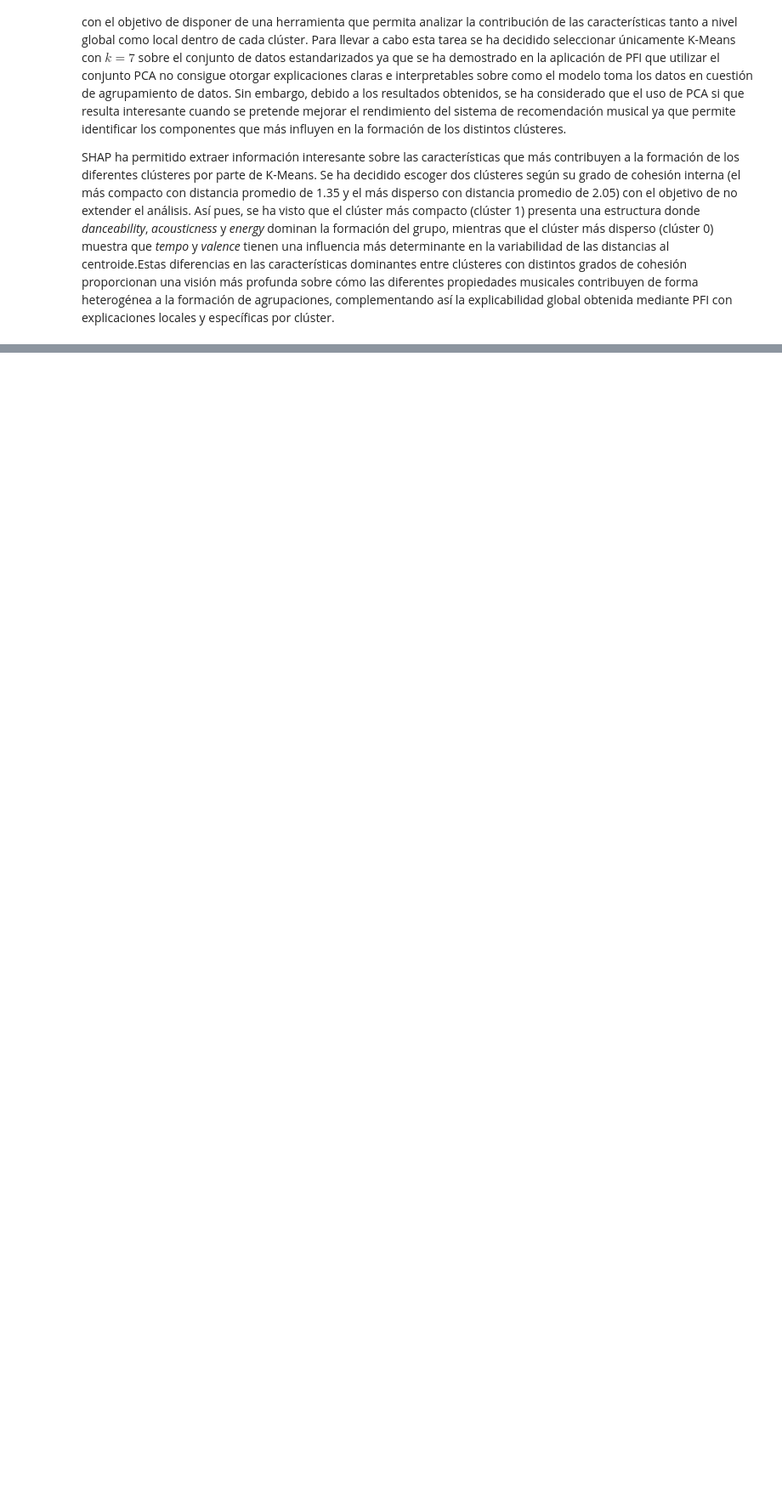
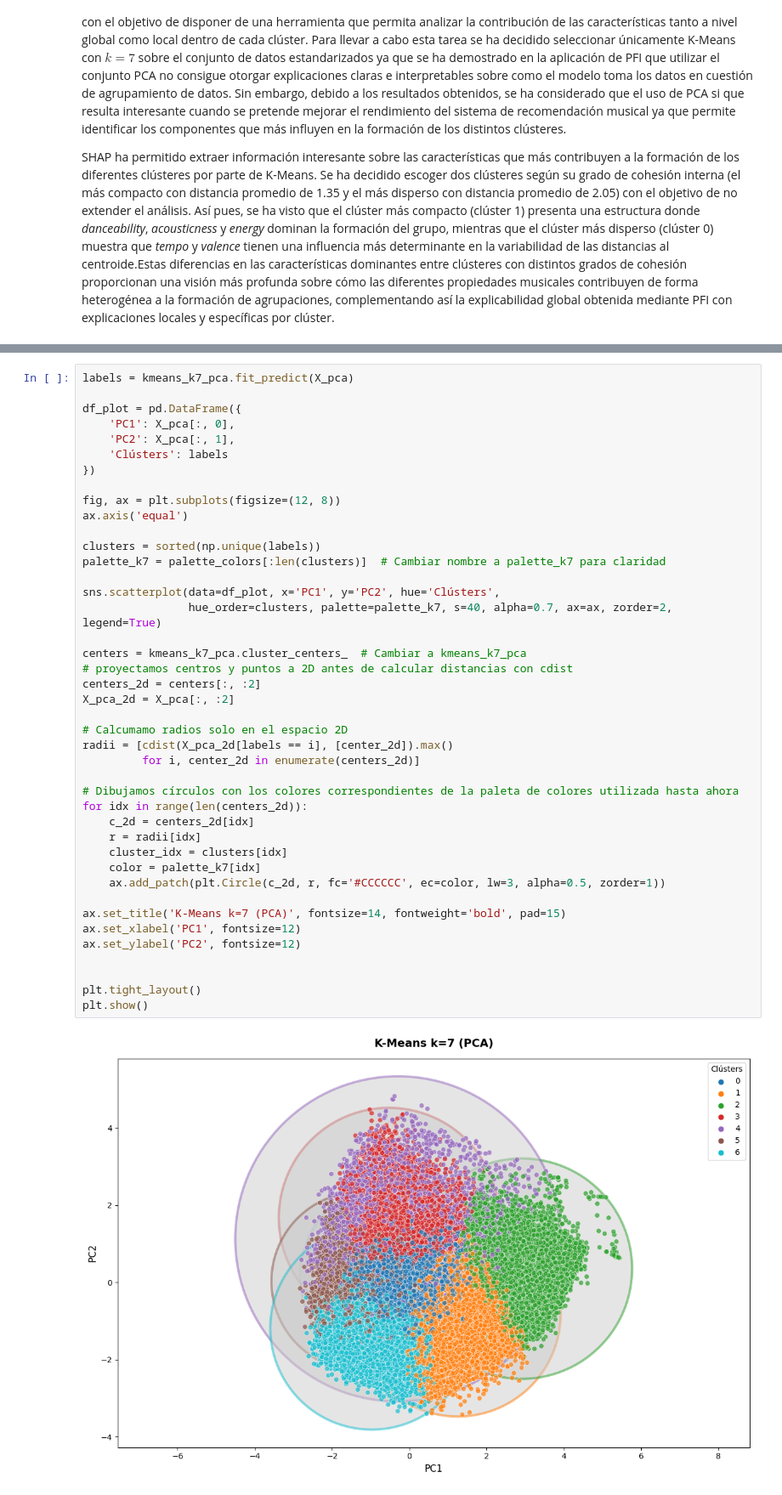
Before and after one commit to marcfpereirauoc/TFG, a Jupyter notebook: 03_explicabilidad_incertidumbre.ipynb, the cells around one changed output, grey strips where cells are left out. Shown at 85% size. Saved outputs shown, nothing was run; the diff lists cells and outputs as text; blank space fills up the shorter version.

```diff
--- a/03_explicabilidad_incertidumbre.ipynb
+++ b/03_explicabilidad_incertidumbre.ipynb
@@ -670,0 +706,44 @@ SHAP ha permitido extraer información interesante sobre las características qu
+# %%
+labels = kmeans_k7_pca.fit_predict(X_pca)
+
+df_plot = pd.DataFrame({
+    'PC1': X_pca[:, 0],
+    'PC2': X_pca[:, 1],
+    'Clústers': labels
+})
+
+fig, ax = plt.subplots(figsize=(12, 8))
+ax.axis('equal')
+
+clusters = sorted(np.unique(labels))
+palette_k7 = palette_colors[:len(clusters)]  # Cambiar nombre a palette_k7 para claridad
+
+sns.scatterplot(data=df_plot, x='PC1', y='PC2', hue='Clústers',
+                hue_order=clusters, palette=palette_k7, s=40, alpha=0.7, ax=ax, zorder=2, legend=True)
+
+centers = kmeans_k7_pca.cluster_centers_  # Cambiar a kmeans_k7_pca
+# proyectamos centros y puntos a 2D antes de calcular distancias con cdist
+centers_2d = centers[:, :2]
+X_pca_2d = X_pca[:, :2]
+
+# Calcumamo radios solo en el espacio 2D
+radii = [cdist(X_pca_2d[labels == i], [center_2d]).max()
+         for i, center_2d in enumerate(centers_2d)]
+
+# Dibujamos círculos con los colores correspondientes de la paleta de colores utilizada hasta ahora
+for idx in range(len(centers_2d)):
+    c_2d = centers_2d[idx]
+    r = radii[idx]
+    cluster_idx = clusters[idx]
+    color = palette_k7[idx]
+    ax.add_patch(plt.Circle(c_2d, r, fc='#CCCCCC', ec=color, lw=3, alpha=0.5, zorder=1))
+
+ax.set_title('K-Means k=7 (PCA)', fontsize=14, fontweight='bold', pad=15)
+ax.set_xlabel('PC1', fontsize=12)
+ax.set_ylabel('PC2', fontsize=12)
+
+
+plt.tight_layout()
+plt.show()
+# %% [output]
+[figure, added]
```
Also changed, not shown: parts of 32 cells of this notebook, 4 other files.
